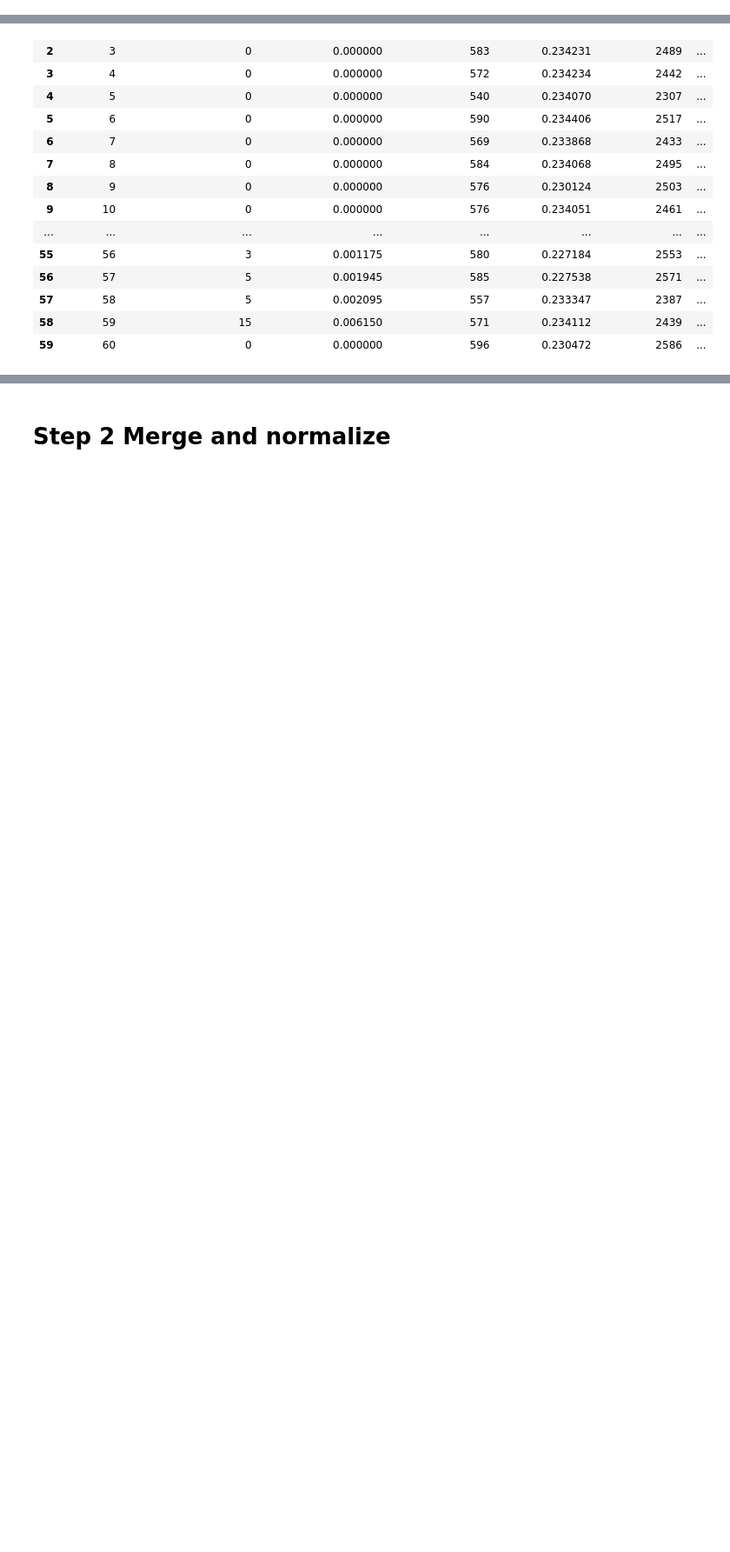
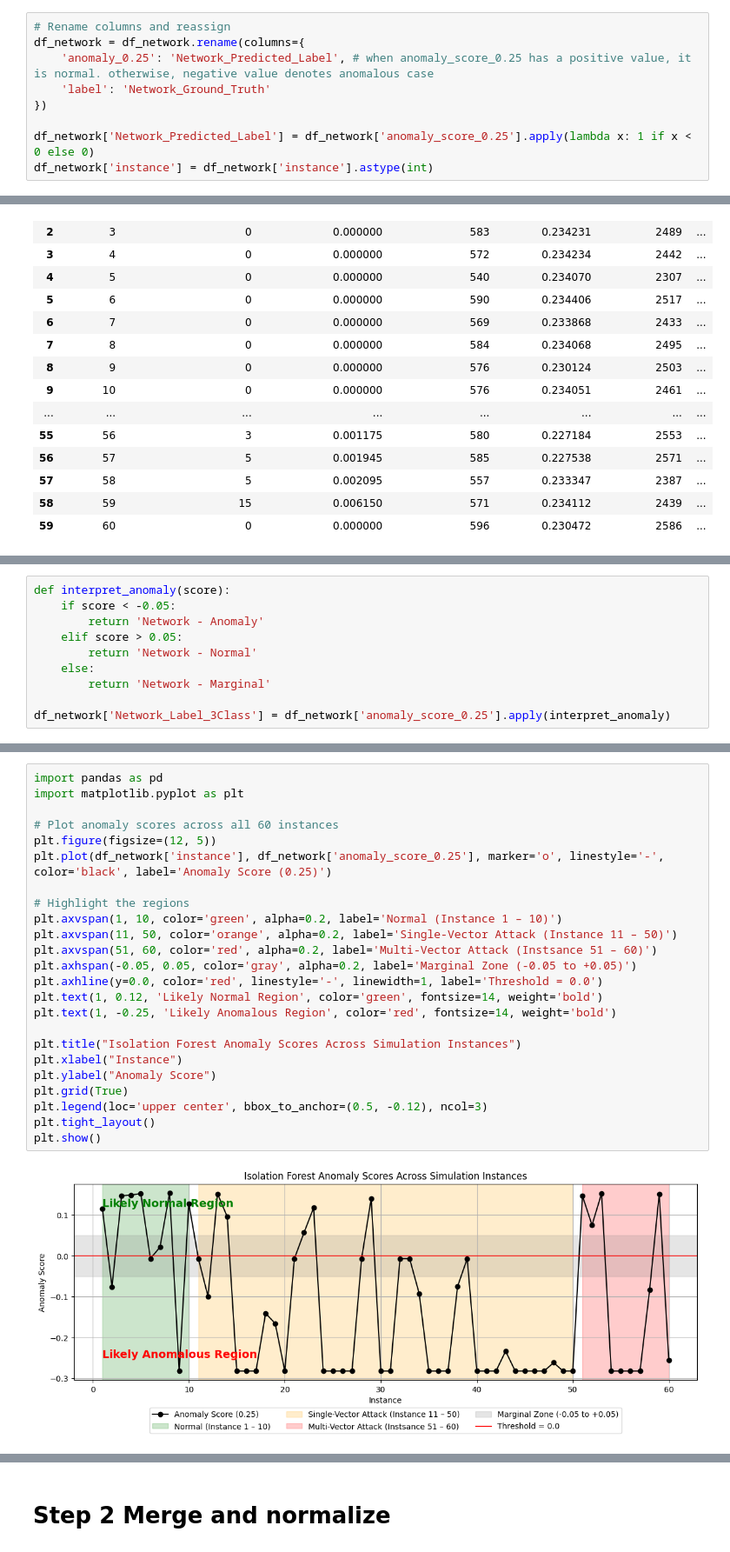
Before and after one commit to carolsworld/NX_TSC, a Jupyter notebook: OTProcessNetworkDataFusion_Version2.ipynb, the cells around one changed output, grey strips where cells are left out. Shown at 87% size. Cells and saved outputs as stored; diff of their text form; blank space fills up the shorter version.

```diff
--- a/OTProcessNetworkDataFusion_Version2.ipynb
+++ b/OTProcessNetworkDataFusion_Version2.ipynb
@@ -30,6 +29,15 @@ df_network['instance'] = df_network['instance'].astype(int)
 # %% [output]
 [interactive output not drawn]
 Saving instance_anomaly_summary.csv to instance_anomaly_summary.csv
+# %%
+# Rename columns and reassign
+df_network = df_network.rename(columns={
+    'anomaly_0.25': 'Network_Predicted_Label', # when anomaly_score_0.25 has a positive value, it is normal. otherwise, negative value denotes anomalous case
+    'label': 'Network_Ground_Truth'
+})
+
+df_network['Network_Predicted_Label'] = df_network['anomaly_score_0.25'].apply(lambda x: 1 if x < 0 else 0)
+df_network['instance'] = df_network['instance'].astype(int)
 # %%
 df_network
 # %% [output]
@@ -65,0 +61,10 @@ Name: count, dtype: int64
+# %%
+def interpret_anomaly(score):
+    if score < -0.05:
+        return 'Network - Anomaly'
+    elif score > 0.05:
+        return 'Network - Normal'
+    else:
+        return 'Network - Marginal'
+
+df_network['Network_Label_3Class'] = df_network['anomaly_score_0.25'].apply(interpret_anomaly)
@@ -65,0 +91,26 @@ Name: count, dtype: int64
+# %%
+import pandas as pd
+import matplotlib.pyplot as plt
+
+# Plot anomaly scores across all 60 instances
+plt.figure(figsize=(12, 5))
+plt.plot(df_network['instance'], df_network['anomaly_score_0.25'], marker='o', linestyle='-', color='black', label='Anomaly Score (0.25)')
+
+# Highlight the regions
+plt.axvspan(1, 10, color='green', alpha=0.2, label='Normal (Instance 1 – 10)')
+plt.axvspan(11, 50, color='orange', alpha=0.2, label='Single-Vector Attack (Instance 11 – 50)')
+plt.axvspan(51, 60, color='red', alpha=0.2, label='Multi-Vector Attack (Instsance 51 – 60)')
+plt.axhspan(-0.05, 0.05, color='gray', alpha=0.2, label='Marginal Zone (-0.05 to +0.05)')
+plt.axhline(y=0.0, color='red', linestyle='-', linewidth=1, label='Threshold = 0.0')
+plt.text(1, 0.12, 'Likely Normal Region', color='green', fontsize=14, weight='bold')
+plt.text(1, -0.25, 'Likely Anomalous Region', color='red', fontsize=14, weight='bold')
+
+plt.title("Isolation Forest Anomaly Scores Across Simulation Instances")
+plt.xlabel("Instance")
+plt.ylabel("Anomaly Score")
+plt.grid(True)
+plt.legend(loc='upper center', bbox_to_anchor=(0.5, -0.12), ncol=3)
+plt.tight_layout()
+plt.show()
+# %% [output]
+[figure, added]
```
Also changed, not shown: parts of 54 cells of this notebook.
